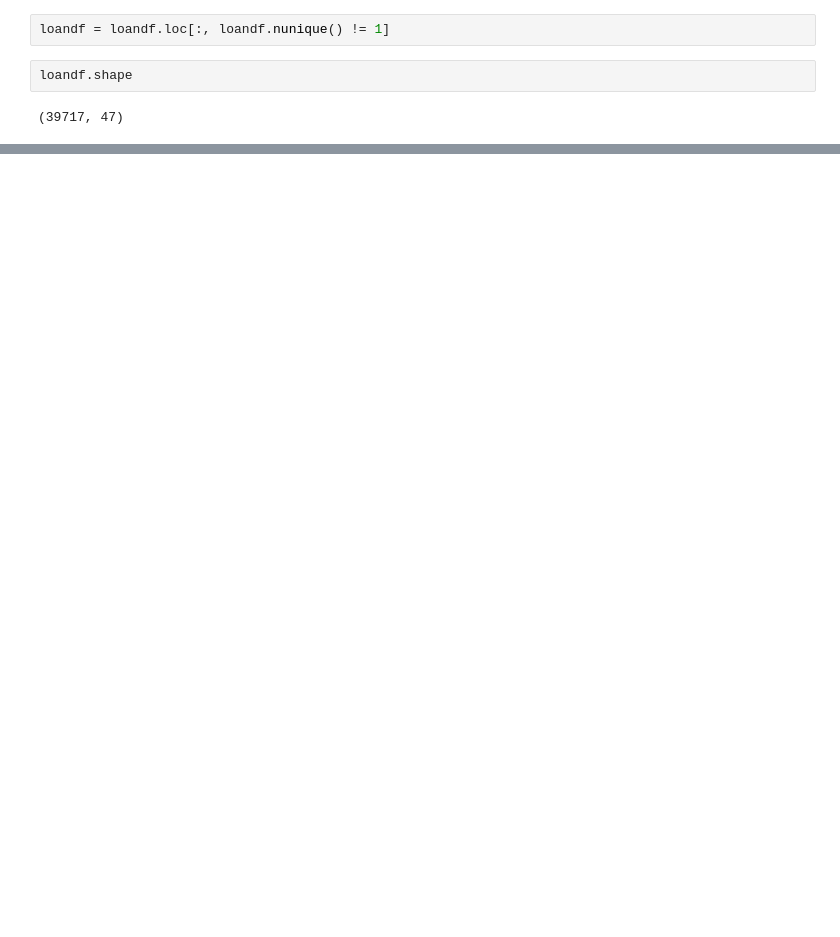
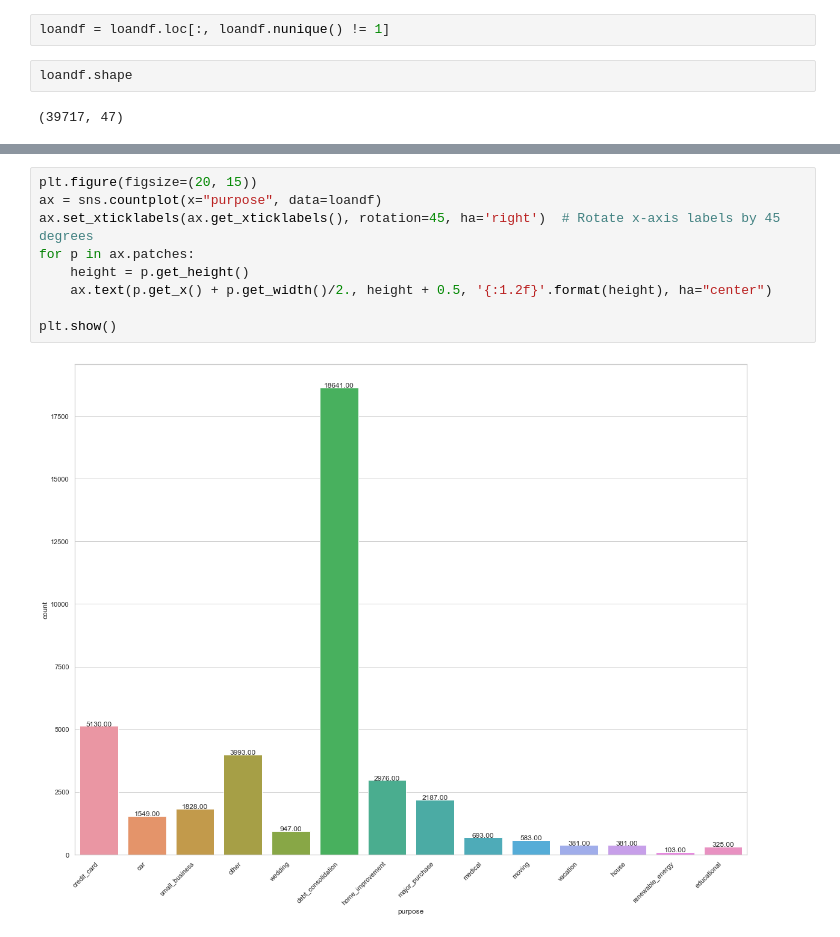
Before and after one commit to likith2201/BankLoanCaseStudy_Project, a Jupyter notebook: BankingLoanCaseStudy.ipynb, the cells around one changed output, grey strips where cells are left out. Saved outputs shown, nothing was run; the diff lists cells and outputs as text; blank space fills up the shorter version.

```diff
--- a/BankingLoanCaseStudy.ipynb
+++ b/BankingLoanCaseStudy.ipynb
@@ -191,0 +287,11 @@ loandf.shape
+# %%
+plt.figure(figsize=(20, 15))
+ax = sns.countplot(x="purpose", data=loandf)
+ax.set_xticklabels(ax.get_xticklabels(), rotation=45, ha='right')  # Rotate x-axis labels by 45 degrees
+for p in ax.patches:
+    height = p.get_height()
+    ax.text(p.get_x() + p.get_width()/2., height + 0.5, '{:1.2f}'.format(height), ha="center")
+
+plt.show()
+# %% [output]
+[figure, added]
```
Also changed, not shown: parts of 35 cells of this notebook.
